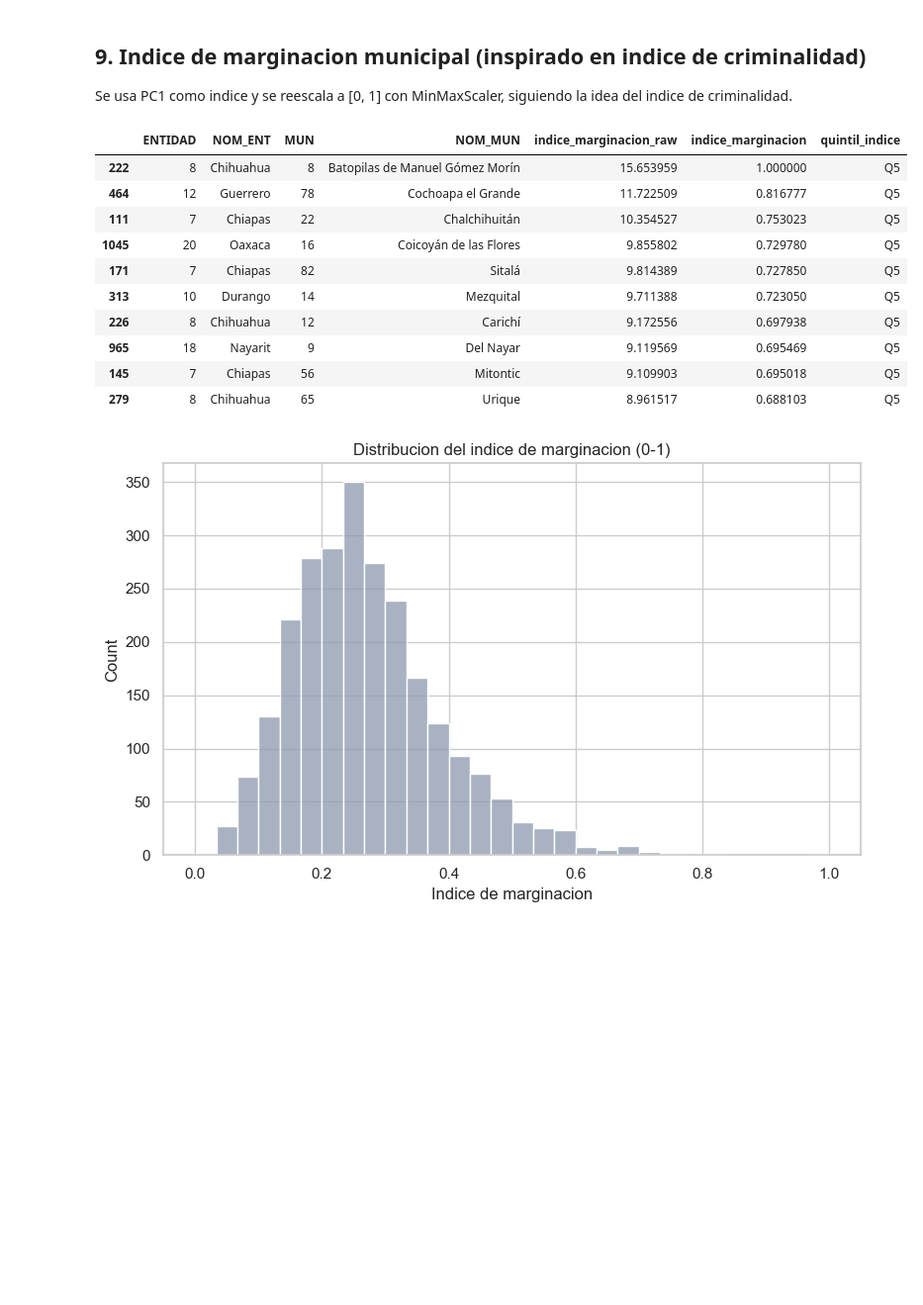
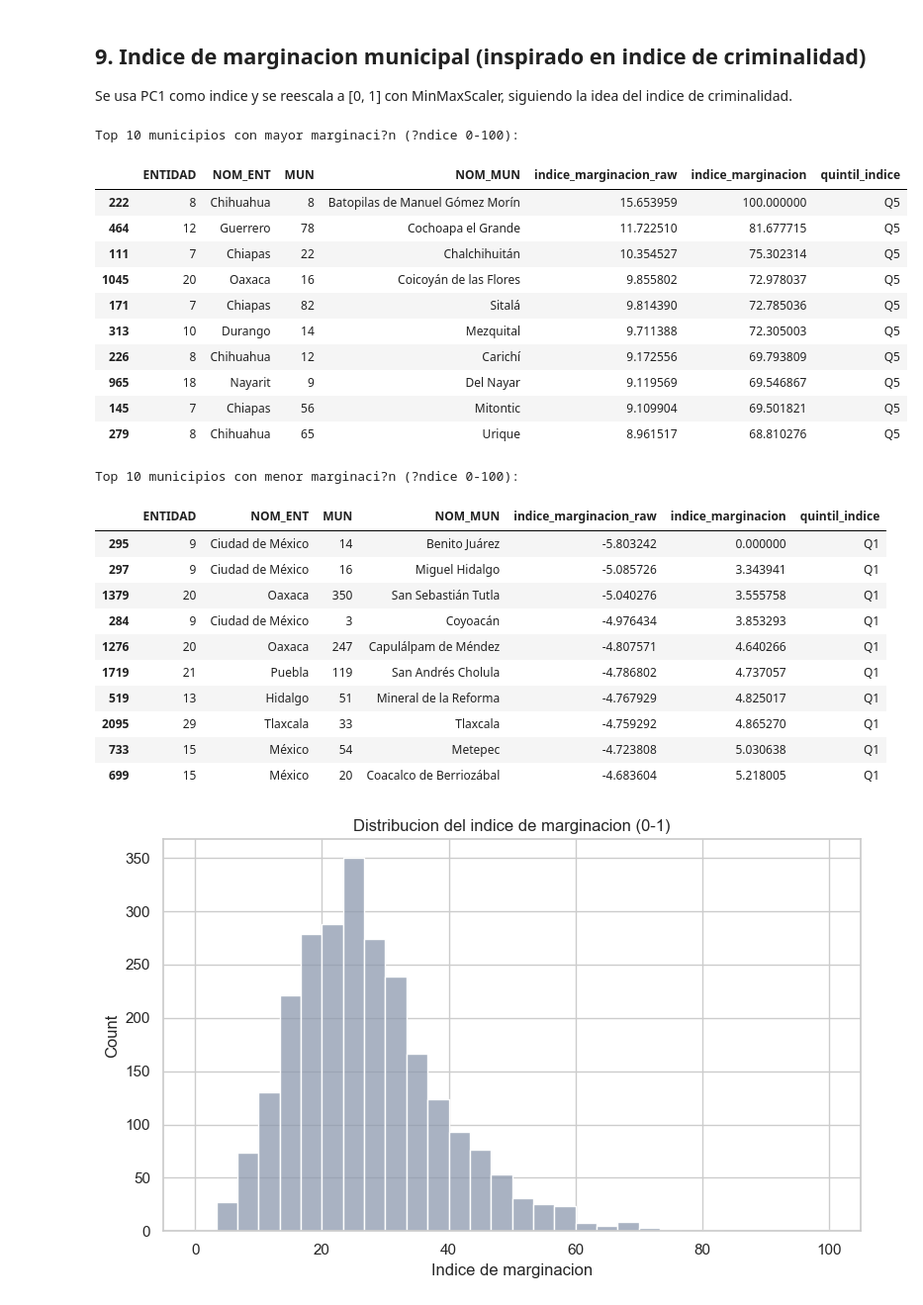
Before and after one commit to Betorcido/CDD_practica1_m3, a Jupyter notebook: g33_m3p1_eq5_notebook_vdmc.ipynb, the cells around one changed output. Shown at 99% size. Saved outputs shown, nothing was run; the diff lists cells and outputs as text; code cells hidden in the pictures; blank space fills up the shorter version.

```diff
--- a/g33_m3p1_eq5_notebook_vdmc.ipynb
+++ b/g33_m3p1_eq5_notebook_vdmc.ipynb
@@ -796,31 +822,46 @@ Se usa PC1 como indice y se reescala a [0, 1] con MinMaxScaler, siguiendo la ide
 # %%
 # Orientamos PC1 para que mayor valor signifique mayor marginacion
 prom_carencias = X_final.mean(axis=1)
 
 corr_pc1 = np.corrcoef(pca_df['PC1'], prom_carencias)[0, 1]
 
 pc1_oriented = pca_df['PC1'] if corr_pc1 >= 0 else -pca_df['PC1']
 
 indice_df = pca_df[['ENTIDAD', 'NOM_ENT', 'MUN', 'NOM_MUN']].copy()
 indice_df['indice_marginacion_raw'] = pc1_oriented
 
-scaler_mm = MinMaxScaler()
+scaler_mm = MinMaxScaler(feature_range=(0, 100))
 indice_df['indice_marginacion'] = scaler_mm.fit_transform(indice_df[['indice_marginacion_raw']])
 indice_df['quintil_indice'] = pd.qcut(indice_df['indice_marginacion'], 5, labels=['Q1', 'Q2', 'Q3', 'Q4', 'Q5'])
-
-indice_df.sort_values('indice_marginacion', ascending=False).head(10)
+print('Top 10 municipios con mayor marginaci?n (?ndice 0-100):')
+display(indice_df.sort_values('indice_marginacion', ascending=False).head(10))
+print('Top 10 municipios con menor marginaci?n (?ndice 0-100):')
+display(indice_df.sort_values('indice_marginacion', ascending=True).head(10))
 # %% [output]
+Top 10 municipios con mayor marginaci?n (?ndice 0-100):
 |  | ENTIDAD | NOM_ENT | MUN | NOM_MUN | indice_marginacion_raw | indice_marginacion | quintil_indice |
-| 222 | 8 | Chihuahua | 8 | Batopilas de Manuel Gómez Morín | 15.653959 | 1.000000 | Q5 |
-| 464 | 12 | Guerrero | 78 | Cochoapa el Grande | 11.722509 | 0.816777 | Q5 |
-| 111 | 7 | Chiapas | 22 | Chalchihuitán | 10.354527 | 0.753023 | Q5 |
-| 1045 | 20 | Oaxaca | 16 | Coicoyán de las Flores | 9.855802 | 0.729780 | Q5 |
-| 171 | 7 | Chiapas | 82 | Sitalá | 9.814389 | 0.727850 | Q5 |
-| 313 | 10 | Durango | 14 | Mezquital | 9.711388 | 0.723050 | Q5 |
-| 226 | 8 | Chihuahua | 12 | Carichí | 9.172556 | 0.697938 | Q5 |
-| 965 | 18 | Nayarit | 9 | Del Nayar | 9.119569 | 0.695469 | Q5 |
-| 145 | 7 | Chiapas | 56 | Mitontic | 9.109903 | 0.695018 | Q5 |
-| 279 | 8 | Chihuahua | 65 | Urique | 8.961517 | 0.688103 | Q5 |
+| 222 | 8 | Chihuahua | 8 | Batopilas de Manuel Gómez Morín | 15.653959 | 100.000000 | Q5 |
+| 464 | 12 | Guerrero | 78 | Cochoapa el Grande | 11.722510 | 81.677715 | Q5 |
+| 111 | 7 | Chiapas | 22 | Chalchihuitán | 10.354527 | 75.302314 | Q5 |
+| 1045 | 20 | Oaxaca | 16 | Coicoyán de las Flores | 9.855802 | 72.978037 | Q5 |
+| 171 | 7 | Chiapas | 82 | Sitalá | 9.814390 | 72.785036 | Q5 |
+| 313 | 10 | Durango | 14 | Mezquital | 9.711388 | 72.305003 | Q5 |
+| 226 | 8 | Chihuahua | 12 | Carichí | 9.172556 | 69.793809 | Q5 |
+| 965 | 18 | Nayarit | 9 | Del Nayar | 9.119569 | 69.546867 | Q5 |
+| 145 | 7 | Chiapas | 56 | Mitontic | 9.109904 | 69.501821 | Q5 |
+| 279 | 8 | Chihuahua | 65 | Urique | 8.961517 | 68.810276 | Q5 |
+Top 10 municipios con menor marginaci?n (?ndice 0-100):
+|  | ENTIDAD | NOM_ENT | MUN | NOM_MUN | indice_marginacion_raw | indice_marginacion | quintil_indice |
+| 295 | 9 | Ciudad de México | 14 | Benito Juárez | -5.803242 | 0.000000 | Q1 |
+| 297 | 9 | Ciudad de México | 16 | Miguel Hidalgo | -5.085726 | 3.343941 | Q1 |
+| 1379 | 20 | Oaxaca | 350 | San Sebastián Tutla | -5.040276 | 3.555758 | Q1 |
+| 284 | 9 | Ciudad de México | 3 | Coyoacán | -4.976434 | 3.853293 | Q1 |
+| 1276 | 20 | Oaxaca | 247 | Capulálpam de Méndez | -4.807571 | 4.640266 | Q1 |
+| 1719 | 21 | Puebla | 119 | San Andrés Cholula | -4.786802 | 4.737057 | Q1 |
+| 519 | 13 | Hidalgo | 51 | Mineral de la Reforma | -4.767929 | 4.825017 | Q1 |
+| 2095 | 29 | Tlaxcala | 33 | Tlaxcala | -4.759292 | 4.865270 | Q1 |
+| 733 | 15 | México | 54 | Metepec | -4.723808 | 5.030638 | Q1 |
+| 699 | 15 | México | 20 | Coacalco de Berriozábal | -4.683604 | 5.218005 | Q1 |
 # %%
 # Distribucion del indice
 plt.figure(figsize=(8, 5))
```
Also changed, not shown: parts of 2 cells of this notebook.
